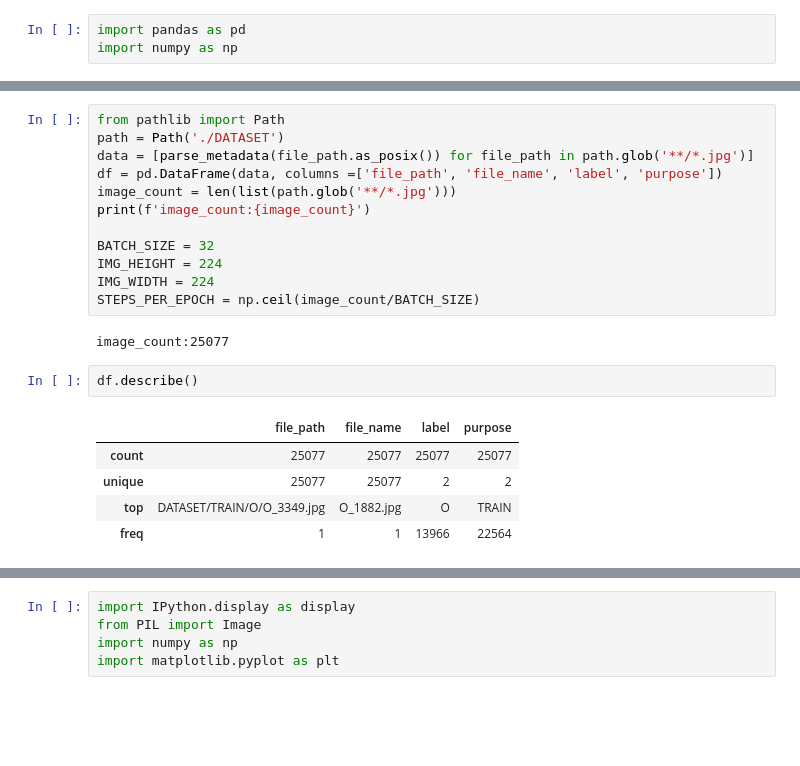
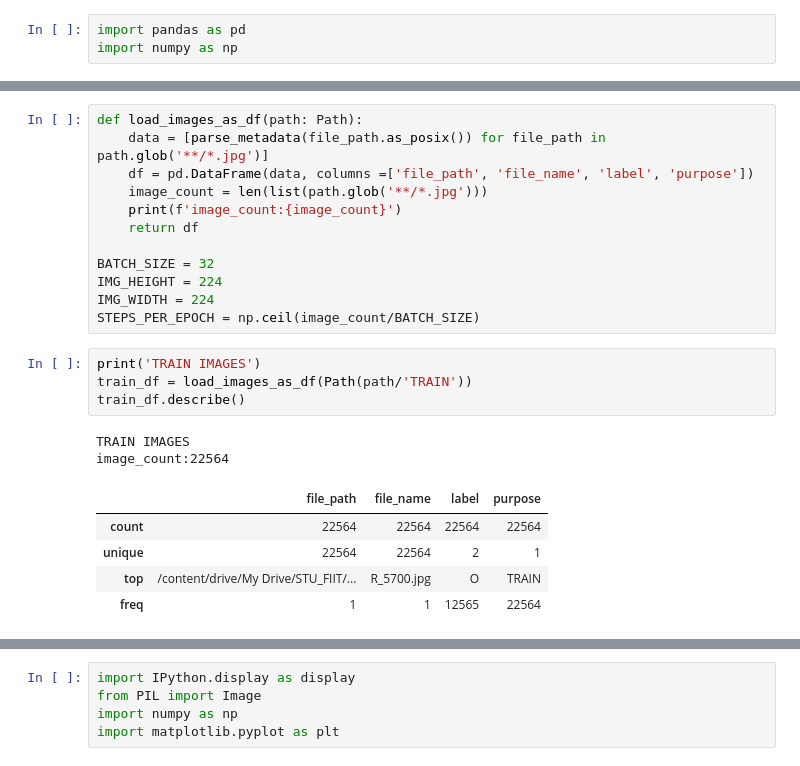
Before and after one commit to PeterJurkacek/fiit_stu_ns_jurkacek_pejchalova, a Jupyter notebook: notebooks/kaggle_import_dataset.ipynb, the cells around one changed output, grey strips where cells are left out. Drawn from its saved outputs; the diff is of its cells as text; blank space fills up the shorter version.

```diff
--- a/notebooks/kaggle_import_dataset.ipynb
+++ b/notebooks/kaggle_import_dataset.ipynb
@@ -54,22 +89,24 @@ import numpy as np
 # %%
-from pathlib import Path
-path = Path('./DATASET')
-data = [parse_metadata(file_path.as_posix()) for file_path in path.glob('**/*.jpg')]
-df = pd.DataFrame(data, columns =['file_path', 'file_name', 'label', 'purpose'])
-image_count = len(list(path.glob('**/*.jpg')))
-print(f'image_count:{image_count}')
+def load_images_as_df(path: Path):
+    data = [parse_metadata(file_path.as_posix()) for file_path in path.glob('**/*.jpg')]
+    df = pd.DataFrame(data, columns =['file_path', 'file_name', 'label', 'purpose'])
+    image_count = len(list(path.glob('**/*.jpg')))
+    print(f'image_count:{image_count}')
+    return df
 
 BATCH_SIZE = 32
 IMG_HEIGHT = 224
 IMG_WIDTH = 224
 STEPS_PER_EPOCH = np.ceil(image_count/BATCH_SIZE)
-# %% [output]
-image_count:25077
-# %%
-df.describe()
-# %% [output]
-|  | file_path | file_name | label | purpose |
-| count | 25077 | 25077 | 25077 | 25077 |
-| unique | 25077 | 25077 | 2 | 2 |
-| top | DATASET/TRAIN/O/O_3349.jpg | O_1882.jpg | O | TRAIN |
-| freq | 1 | 1 | 13966 | 22564 |
+# %%
+print('TRAIN IMAGES')
+train_df = load_images_as_df(Path(path/'TRAIN'))
+train_df.describe()
+# %% [output]
+TRAIN IMAGES
+image_count:22564
+|  | file_path | file_name | label | purpose |
+| count | 22564 | 22564 | 22564 | 22564 |
+| unique | 22564 | 22564 | 2 | 1 |
+| top | /content/drive/My Drive/STU_FIIT/... | R_5700.jpg | O | TRAIN |
+| freq | 1 | 1 | 12565 | 22564 |
```
Also changed, not shown: parts of 15 cells of this notebook, 9 other files.
